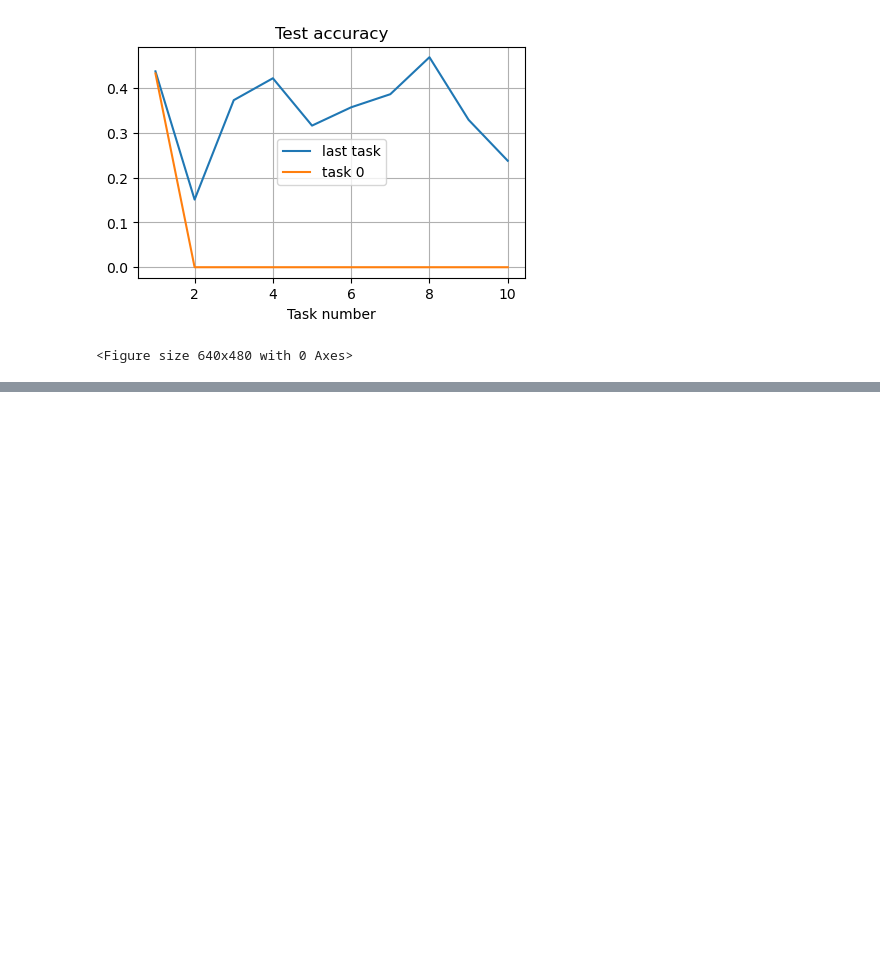
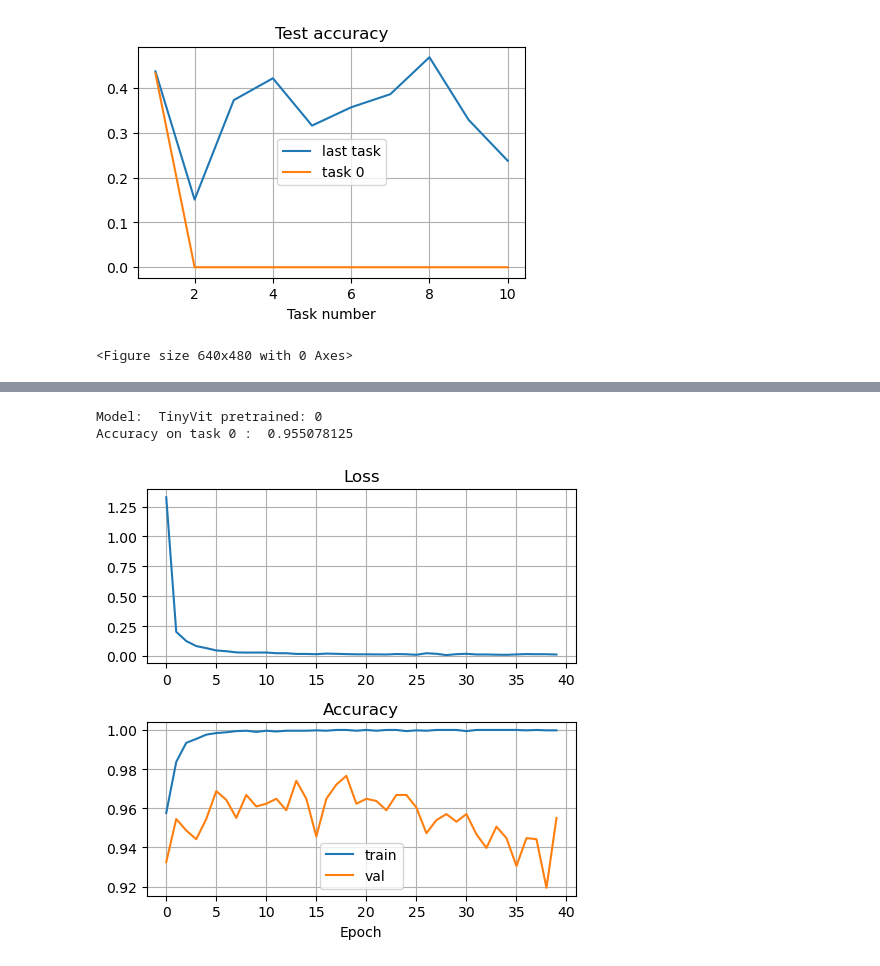
Before and after one commit to mipt-alexa/continual-learning, a Jupyter notebook: main.ipynb, the cells around one changed output, grey strips where cells are left out. Saved outputs shown, nothing was run; the diff lists cells and outputs as text; code cells hidden in the pictures; blank space fills up the shorter version.

Commit message:
added pretrained

```diff
--- a/main.ipynb
+++ b/main.ipynb
@@ -32,9 +34,10 @@ test_val_data = datasets.CIFAR100(
     train=False,
     download=True,
     transform=nn.Sequential(T.ToTensor(),
-                            T.Resize(224))
-    )
-
+                            T.Resize(224),
+                            T.Normalize(mean=(0.5071, 0.4867, 0.4408), std=(0.2675, 0.2565, 0.2761)),
+                            )
+)
 val_data, test_data = torch.utils.data.random_split(test_val_data, [5000, 5000])
 # %% [output]
 Files already downloaded and verified
@@ -423,5 +418,6 @@ Model:  TinyVit , weights:
 [figure]
 <Figure size 640x480 with 0 Axes>
 # %%
-for dl in val_loaders:
-    print(evaluate(vit, dl))
+vit = MyModel(timm.create_model('tiny_vit_21m_224.dist_in22k_ft_in1k',
+                                pretrained=True,))
+summary(vit, image_shape)
@@ -427,0 +442,9 @@ for dl in val_loaders:
+# %%
+vit_trainer = ExperimentTrainer(vit.to(device), optim.Adam(vit.parameters(), lr=1e-4),
+                                nn.NLLLoss())
+# %%
+vit_trainer.train_full(task_id=0, num_epochs=40)
+# %% [output]
+Model:  TinyVit pretrained: 0
+Accuracy on task 0 :  0.955078125
+[figure, added]
```
Also changed, not shown: parts of 11 cells of this notebook.
